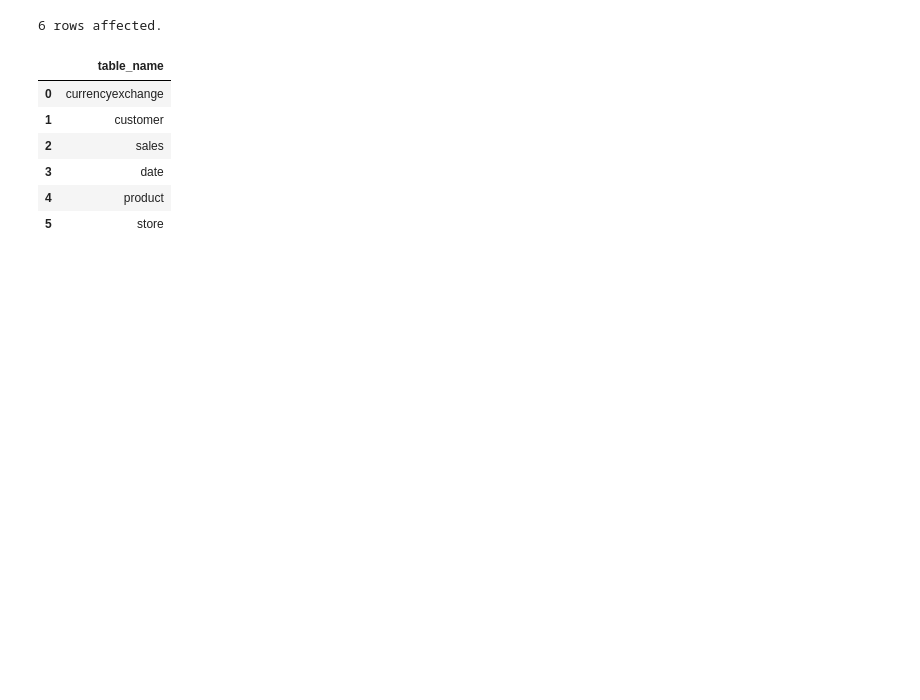
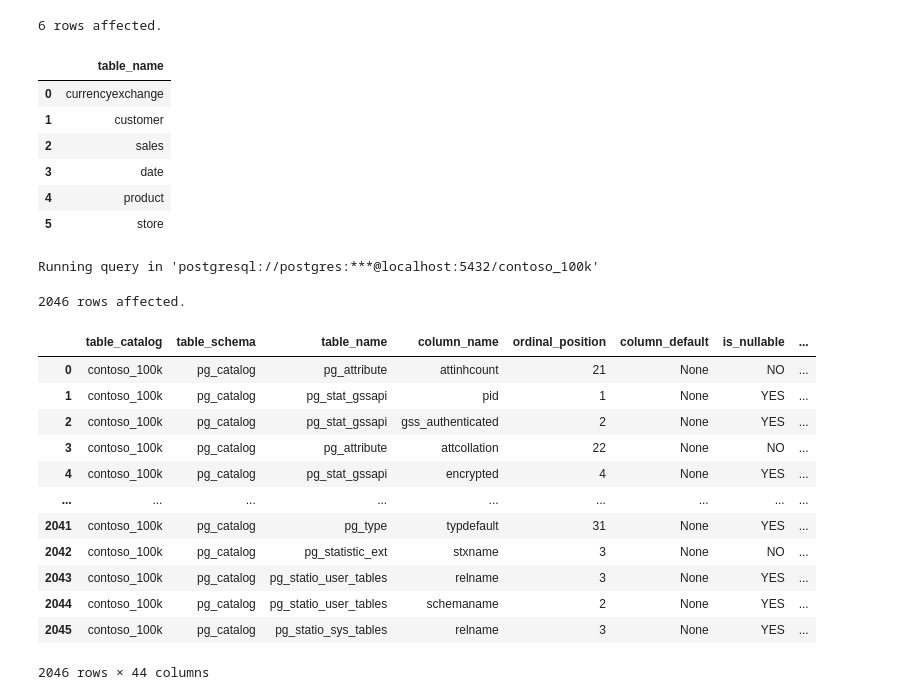
Before and after one commit to ethanchaseson/SQL-Schema-Builder, a Jupyter notebook: Resources/Blank_SQL_Notebook.ipynb, the cells around one changed output. Drawn from its saved outputs; the diff is of its cells as text; code cells hidden in the pictures; blank space fills up the shorter version.

```diff
--- a/Resources/Blank_SQL_Notebook.ipynb
+++ b/Resources/Blank_SQL_Notebook.ipynb
@@ -147,3 +147,24 @@ Running query in 'postgresql://postgres:***@localhost:5432/contoso_100k'
 | 3 | date |
 | 4 | product |
 | 5 | store |
+# %%
+%%sql
+
+select *
+from information_schema.columns
+# %% [output]
+Running query in 'postgresql://postgres:***@localhost:5432/contoso_100k'
+2046 rows affected.
+|  | table_catalog | table_schema | table_name | column_name | ordinal_position | column_default | is_nullable | ... |
+| 0 | contoso_100k | pg_catalog | pg_attribute | attinhcount | 21 | None | NO | ... |
+| 1 | contoso_100k | pg_catalog | pg_stat_gssapi | pid | 1 | None | YES | ... |
+| 2 | contoso_100k | pg_catalog | pg_stat_gssapi | gss_authenticated | 2 | None | YES | ... |
+| 3 | contoso_100k | pg_catalog | pg_attribute | attcollation | 22 | None | NO | ... |
+| 4 | contoso_100k | pg_catalog | pg_stat_gssapi | encrypted | 4 | None | YES | ... |
+| ... | ... | ... | ... | ... | ... | ... | ... | ... |
+| 2041 | contoso_100k | pg_catalog | pg_type | typdefault | 31 | None | YES | ... |
+| 2042 | contoso_100k | pg_catalog | pg_statistic_ext | stxname | 3 | None | NO | ... |
+| 2043 | contoso_100k | pg_catalog | pg_statio_user_tables | relname | 3 | None | YES | ... |
+| 2044 | contoso_100k | pg_catalog | pg_statio_user_tables | schemaname | 2 | None | YES | ... |
+| 2045 | contoso_100k | pg_catalog | pg_statio_sys_tables | relname | 3 | None | YES | ... |
+2046 rows × 44 columns
```
Also changed, not shown: parts of 1 cell of this notebook.
